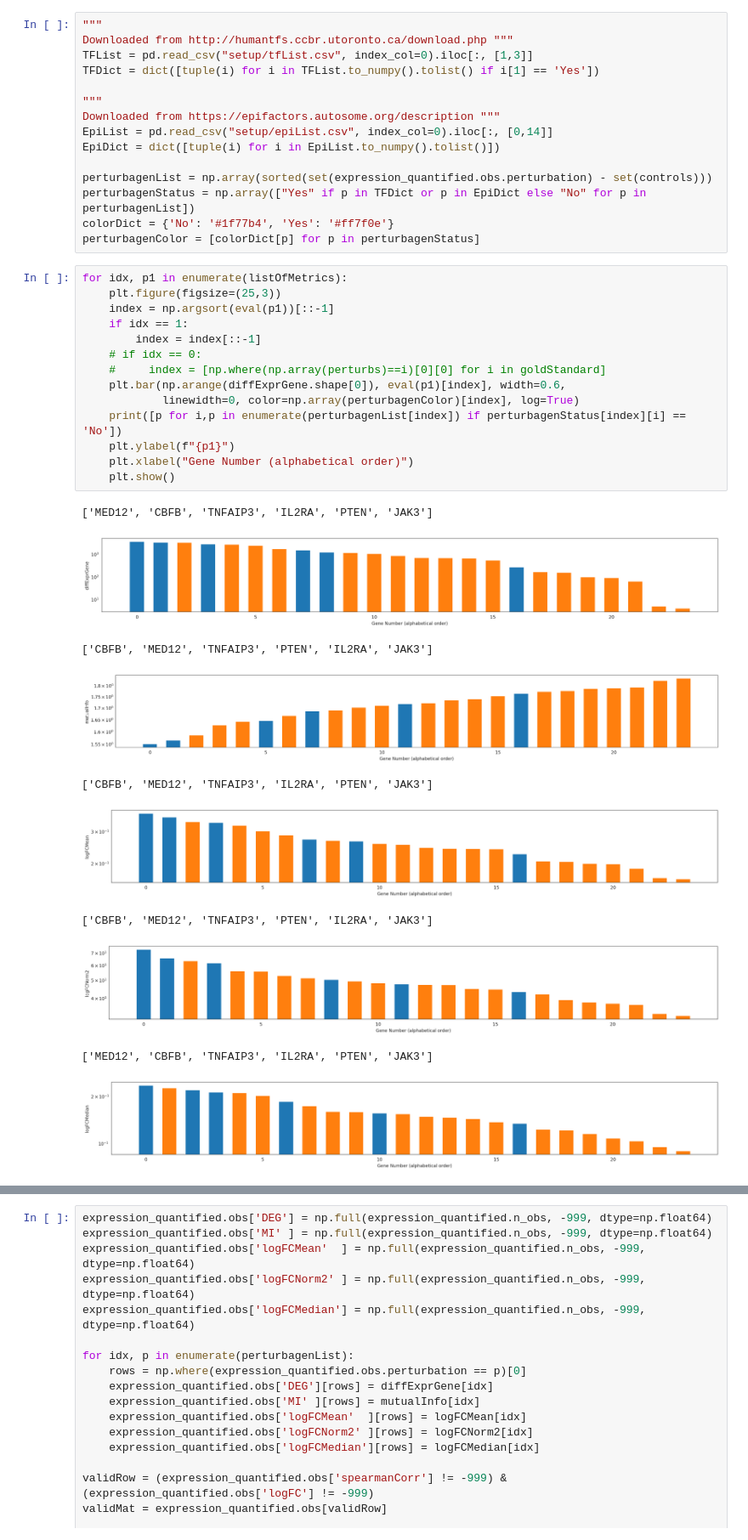
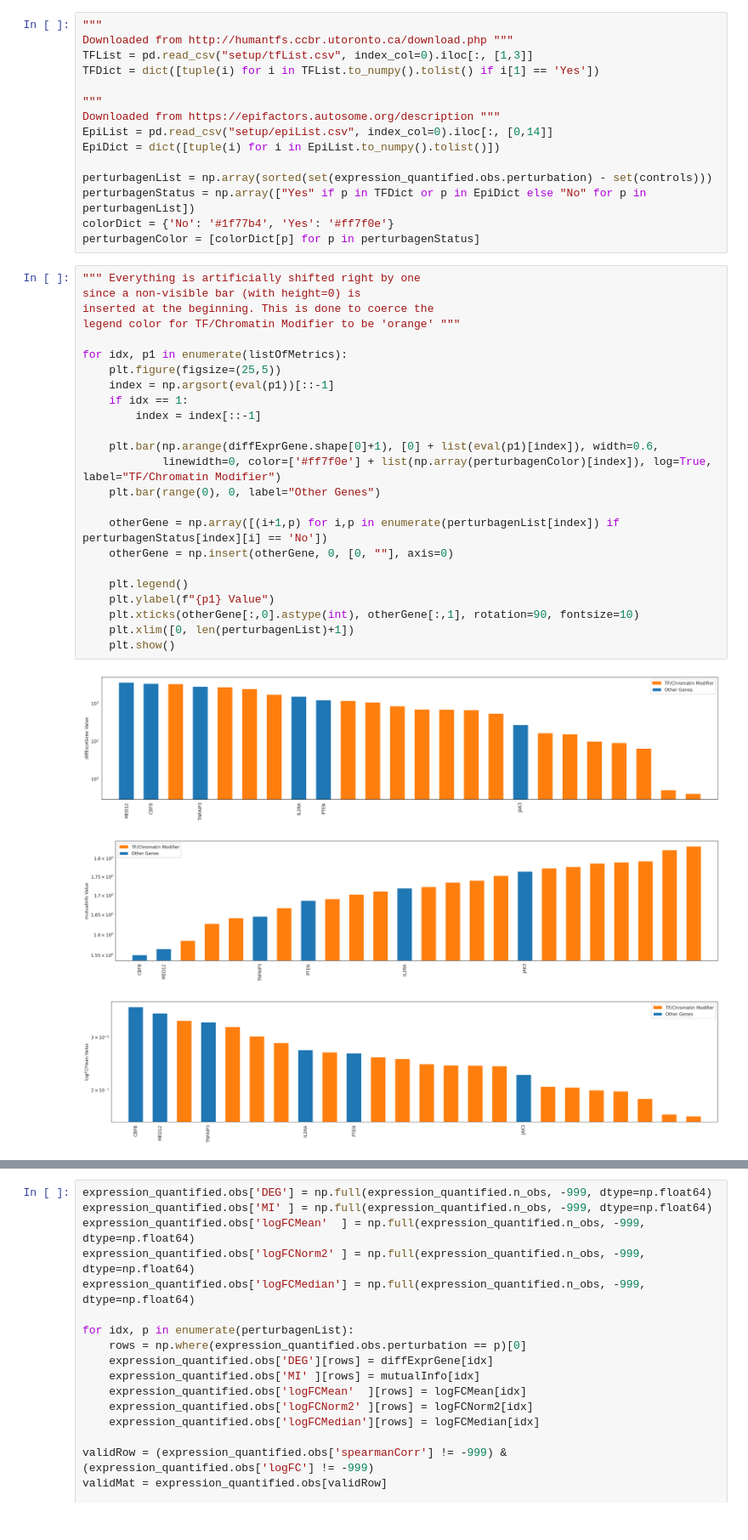
Before and after one commit to ekernf01/perturbation_data, a Jupyter notebook: setup/freimer.ipynb, the cells around one changed output, grey strips where cells are left out. Shown at 85% size. Cells and saved outputs as stored; diff of their text form.

```diff
--- a/setup/freimer.ipynb
+++ b/setup/freimer.ipynb
@@ -273,28 +255,31 @@ perturbagenList = np.array(sorted(set(expression_quantified.obs.perturbation) -
 perturbagenStatus = np.array(["Yes" if p in TFDict or p in EpiDict else "No" for p in perturbagenList])
 colorDict = {'No': '#1f77b4', 'Yes': '#ff7f0e'}
 perturbagenColor = [colorDict[p] for p in perturbagenStatus]
-# %%
-for idx, p1 in enumerate(listOfMetrics):
-    plt.figure(figsize=(25,3))
-    index = np.argsort(eval(p1))[::-1]
-    if idx == 1:
-        index = index[::-1]
-    # if idx == 0:
-    #     index = [np.where(np.array(perturbs)==i)[0][0] for i in goldStandard]
-    plt.bar(np.arange(diffExprGene.shape[0]), eval(p1)[index], width=0.6,
-            linewidth=0, color=np.array(perturbagenColor)[index], log=True)
-    print([p for i,p in enumerate(perturbagenList[index]) if perturbagenStatus[index][i] == 'No'])
-    plt.ylabel(f"{p1}")
-    plt.xlabel("Gene Number (alphabetical order)")
-    plt.show()
-# %% [output]
-['MED12', 'CBFB', 'TNFAIP3', 'IL2RA', 'PTEN', 'JAK3']
-[figure, removed]
-['CBFB', 'MED12', 'TNFAIP3', 'PTEN', 'IL2RA', 'JAK3']
-[figure, removed]
-['CBFB', 'MED12', 'TNFAIP3', 'IL2RA', 'PTEN', 'JAK3']
-[figure, removed]
-['CBFB', 'MED12', 'TNFAIP3', 'PTEN', 'IL2RA', 'JAK3']
-[figure, removed]
-['MED12', 'CBFB', 'TNFAIP3', 'IL2RA', 'PTEN', 'JAK3']
-[figure, removed]
+# %%
+""" Everything is artificially shifted right by one
+since a non-visible bar (with height=0) is
+inserted at the beginning. This is done to coerce the
+legend color for TF/Chromatin Modifier to be 'orange' """
+
+for idx, p1 in enumerate(listOfMetrics):
+    plt.figure(figsize=(25,5))
+    index = np.argsort(eval(p1))[::-1]
+    if idx == 1:
+        index = index[::-1]
+
+    plt.bar(np.arange(diffExprGene.shape[0]+1), [0] + list(eval(p1)[index]), width=0.6,
+            linewidth=0, color=['#ff7f0e'] + list(np.array(perturbagenColor)[index]), log=True, label="TF/Chromatin Modifier")
+    plt.bar(range(0), 0, label="Other Genes")
+
+    otherGene = np.array([(i+1,p) for i,p in enumerate(perturbagenList[index]) if perturbagenStatus[index][i] == 'No'])
+    otherGene = np.insert(otherGene, 0, [0, ""], axis=0)
+
+    plt.legend()
+    plt.ylabel(f"{p1} Value")
+    plt.xticks(otherGene[:,0].astype(int), otherGene[:,1], rotation=90, fontsize=10)
+    plt.xlim([0, len(perturbagenList)+1])
+    plt.show()
+# %% [output]
+[figure, added]
+[figure, added]
+[figure, added]
```
Also changed, not shown: parts of 2 cells of this notebook, 2 other files.
